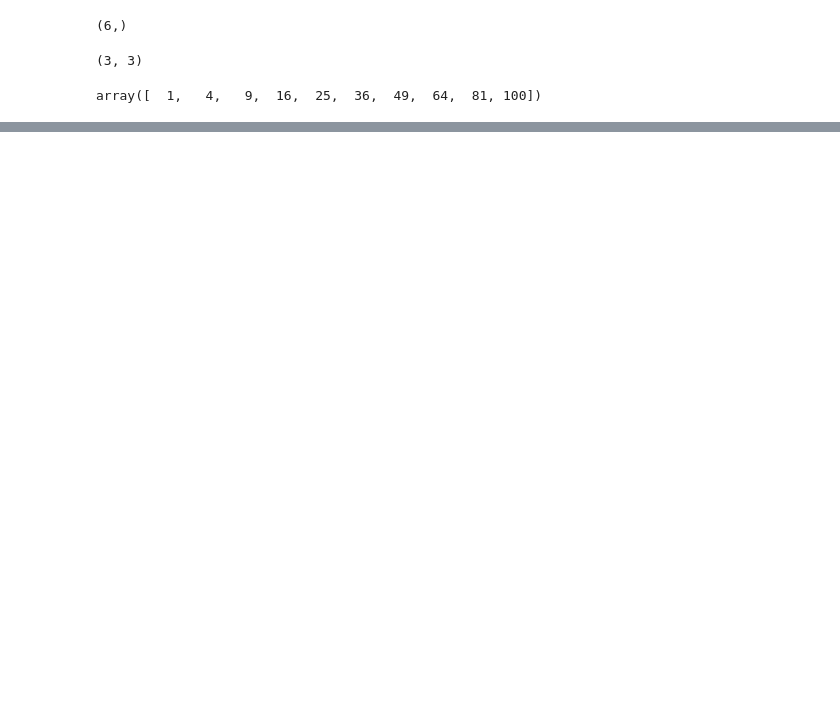
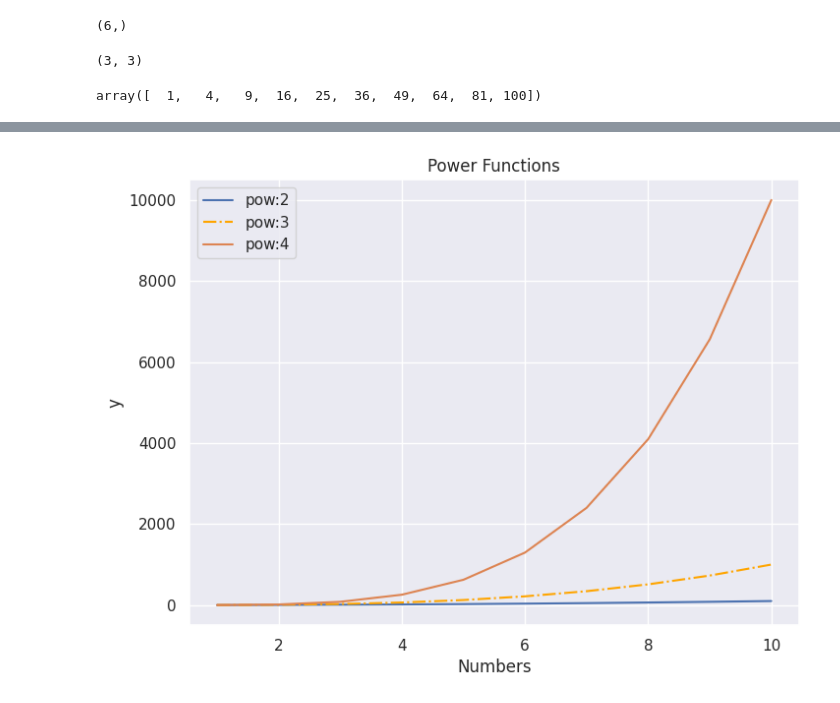
Before and after one commit to giginar/Machinelearning, a Jupyter notebook: ML_L_1.ipynb, the cells around one changed output, grey strips where cells are left out. Cells and saved outputs as stored; diff of their text form; code cells hidden in the pictures; blank space fills up the shorter version.

```diff
--- a/ML_L_1.ipynb
+++ b/ML_L_1.ipynb
@@ -33,0 +40,13 @@ array([  1,   4,   9,  16,  25,  36,  49,  64,  81, 100])
+# %%
+plt.figure(figsize=(8,6),dpi=100)
+plt.plot(numsarr,square_func(numsarr),label="pow:2")
+plt.plot(numsarr,np.power(numsarr,3),label="pow:3",color="orange",linestyle="-.",markerfacecolor="blue")
+plt.plot(numsarr,np.power(numsarr,4),label="pow:4")
+plt.xlabel("Numbers")
+plt.ylabel("y")
+plt.title("Power Functions")
+
+plt.legend()
+plt.show()
+# %% [output]
+[figure, added]
```
Also changed, not shown: parts of 7 cells of this notebook.
